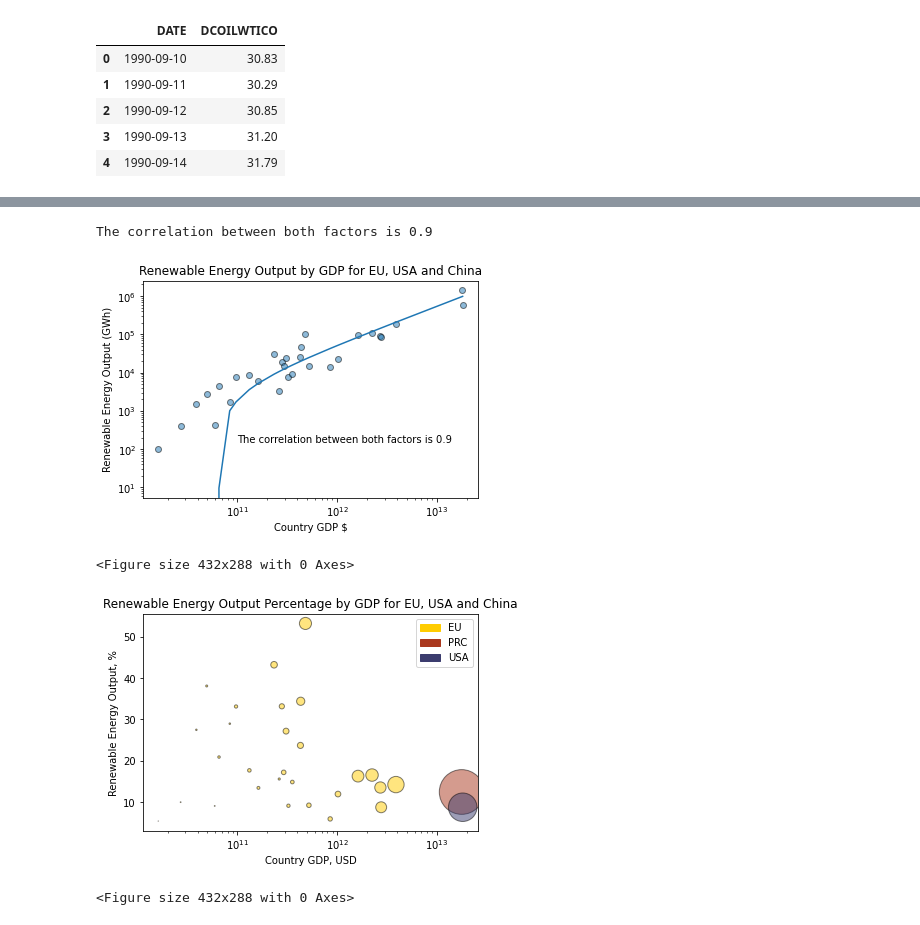
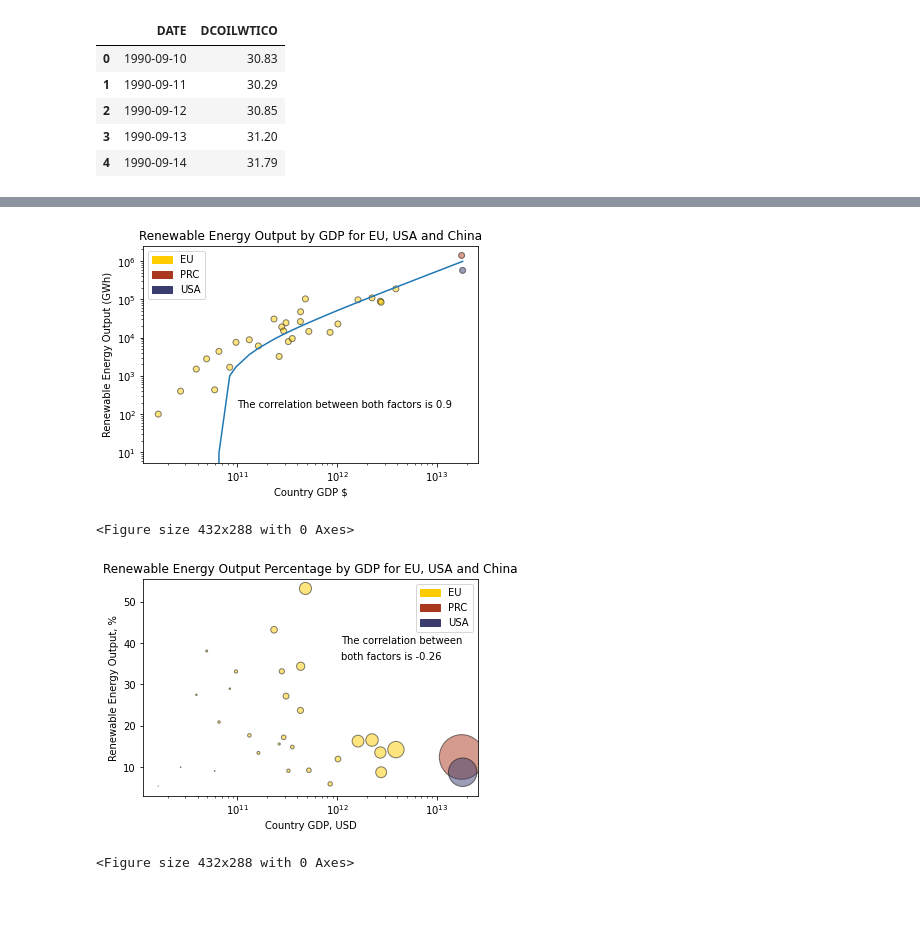
Before and after one commit to coreymcculley/Investigation-into-Carbon-Emmisions-and-Renenwable-Energy, a Jupyter notebook: 2015 SAE Energy Output.ipynb, the cells around one changed output, grey strips where cells are left out. Drawn from its saved outputs; the diff is of its cells as text; code cells hidden in the pictures.

Commit message:
updated plots with EU PRC and US Colors

```diff
--- a/2015 SAE Energy Output.ipynb
+++ b/2015 SAE Energy Output.ipynb
@@ -174,14 +174,28 @@ gdp_2015=gdp_2015.sort_values(["GDP", "Renewable electricity output (GWh) [4.1.2
 gdp_data=gdp_2015['GDP'].astype(float)
 renew_data_scatter=gdp_2015["Renewable electricity output (GWh) [4.1.2_REN.ELECTRICITY.OUTPUT]"].astype(float)
 fig, ax = plt.subplots()
-plt.scatter(gdp_data,renew_data_scatter, alpha=.5, edgecolor='black')
+
+colors=['#FFCC00','#FFCC00','#FFCC00','#FFCC00','#FFCC00','#FFCC00','#FFCC00','#FFCC00','#FFCC00',
+        '#FFCC00','#FFCC00','#FFCC00','#FFCC00','#FFCC00','#FFCC00','#FFCC00','#FFCC00','#FFCC00',
+        '#FFCC00','#FFCC00','#FFCC00','#FFCC00','#FFCC00','#FFCC00','#FFCC00','#FFCC00','#FFCC00',
+        '#FFCC00','#aa381e','#3b3c6e']
+
+plt.scatter(gdp_data,renew_data_scatter, c= colors, alpha=.5, edgecolor='black')
 plt.xlabel('Country GDP $')
 plt.ylabel('Renewable Energy Output (GWh)')
 plt.title('Renewable Energy Output by GDP for EU, USA and China')
 ax.set_yscale('log')
 ax.set_xscale('log')
 
+handles, labels = ax.get_legend_handles_labels()
+labels=['EU','EU','EU','EU','EU','EU','EU','EU','EU','EU','EU','EU','EU','EU','EU','EU','EU','EU','EU',
+       'EU','EU','EU','EU','EU','EU','EU','EU','EU','PRC','USA']
 
+
+eu_patch = mpatches.Patch(color='#FFCC00', label='EU')
+prc_patch = mpatches.Patch(color='#aa381e', label='PRC')
+usa_patch = mpatches.Patch(color='#3b3c6e', label='USA')
+plt.legend(handles=[eu_patch, prc_patch, usa_patch])
 
 slope, intercept, rvalue, pvalue, stderr = linregress(gdp_data, renew_data_scatter)
 regress_values = gdp_data * slope + intercept
@@ -200,9 +214,8 @@ plt.show()
 plt.draw()
 fig2.savefig('Renew_Energy_v_GDP_Scatter_Plot.png', dpi = 480)
 # %% [output]
+[figure, new version]
-The correlation between both factors is 0.9
+<Figure size 432x288 with 0 Axes>
-[figure, old version]
-<Figure size 432x288 with 0 Axes>
 # %%
 
 gdp_2015=gdp_2015.sort_values(["GDP", "Renewable energy share of TFEC (%) [2.1_SHARE.TOTAL.RE.IN.TFEC]"])
@@ -211,35 +224,40 @@ gdp_data=gdp_2015['GDP'].astype(float)
 renew_data_per=gdp_2015["Renewable energy share of TFEC (%) [2.1_SHARE.TOTAL.RE.IN.TFEC]"].astype(float)
 renew_data_scatter_norm=renew_data_scatter/(max(renew_data_scatter)*.0005)
 fig, ax = plt.subplots()
 
 colors=['#FFCC00','#FFCC00','#FFCC00','#FFCC00','#FFCC00','#FFCC00','#FFCC00','#FFCC00','#FFCC00',
         '#FFCC00','#FFCC00','#FFCC00','#FFCC00','#FFCC00','#FFCC00','#FFCC00','#FFCC00','#FFCC00',
         '#FFCC00','#FFCC00','#FFCC00','#FFCC00','#FFCC00','#FFCC00','#FFCC00','#FFCC00','#FFCC00',
         '#FFCC00','#aa381e','#3b3c6e']
 
 plt.scatter(gdp_data,renew_data_per, s=renew_data_scatter_norm, c=colors, alpha=.5, edgecolor='black')
 plt.xlabel('Country GDP, USD')
 plt.ylabel('Renewable Energy Output, %')
 plt.title('Renewable Energy Output Percentage by GDP for EU, USA and China')
 ax.set_yscale('linear')
 ax.set_xscale('log')
 
 handles, labels = ax.get_legend_handles_labels()
 labels=['EU','EU','EU','EU','EU','EU','EU','EU','EU','EU','EU','EU','EU','EU','EU','EU','EU','EU','EU',
        'EU','EU','EU','EU','EU','EU','EU','EU','EU','PRC','USA']
 
-#ax.legend(labels)
+
 eu_patch = mpatches.Patch(color='#FFCC00', label='EU')
 prc_patch = mpatches.Patch(color='#aa381e', label='PRC')
 usa_patch = mpatches.Patch(color='#3b3c6e', label='USA')
 plt.legend(handles=[eu_patch, prc_patch, usa_patch])
 
+correlation = st.pearsonr(gdp_data, renew_data_per)
+ax.text(11e11,40 , f"The correlation between", fontsize=10)
+ax.text(11e11,36 , f"both factors is {round(correlation[0],2)}", fontsize=10)
+
+
 fig1=plt.gcf()
 plt.show()
 plt.draw()
 fig1.savefig('Renew_Energy_%_v_GDP_Scatter_Plot.png', dpi = 480)
 # %% [output]
-[figure, old version]
+[figure, new version]
 <Figure size 432x288 with 0 Axes>
 # %%
 gdp_2015
```
Also changed, not shown: 2 other files.
